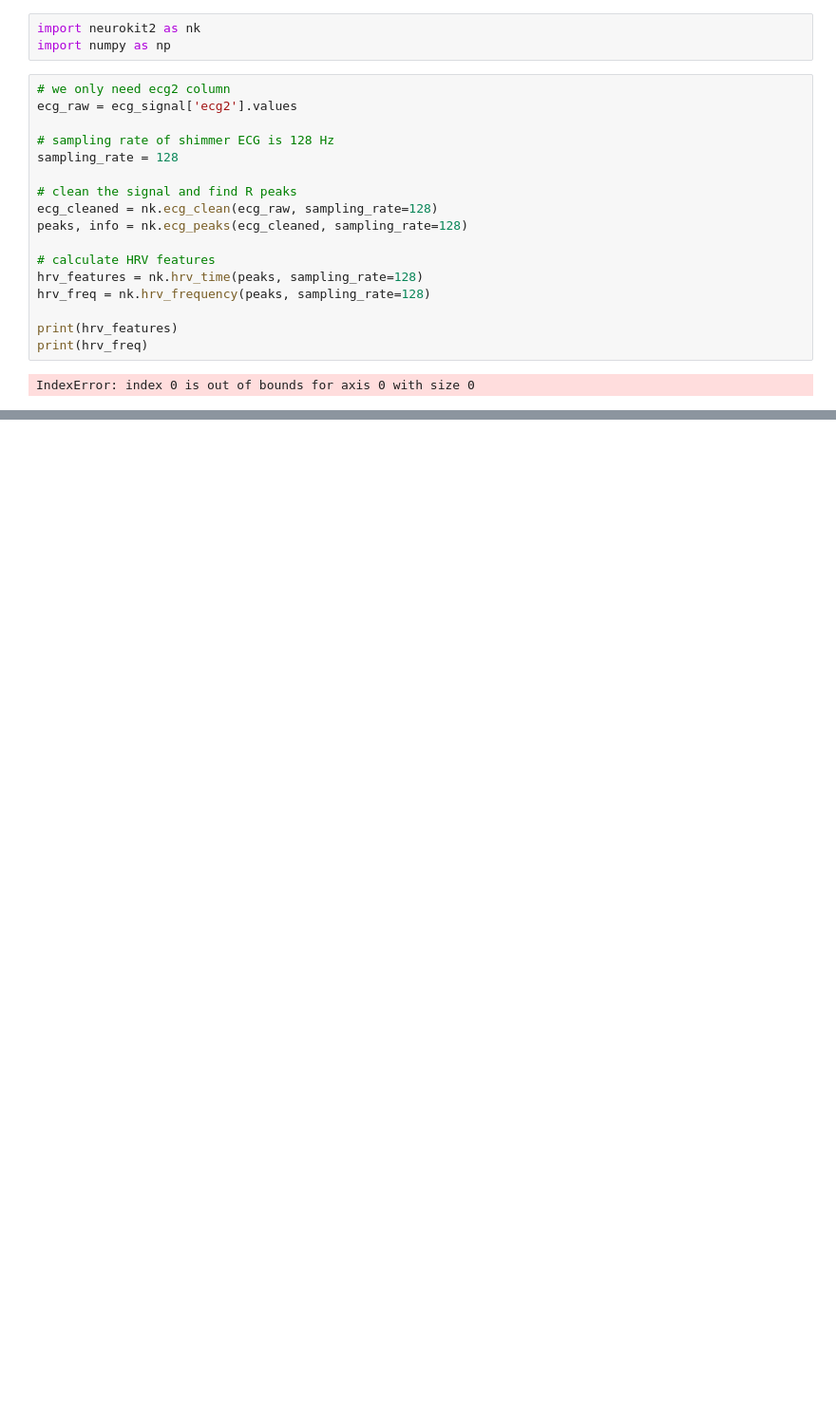
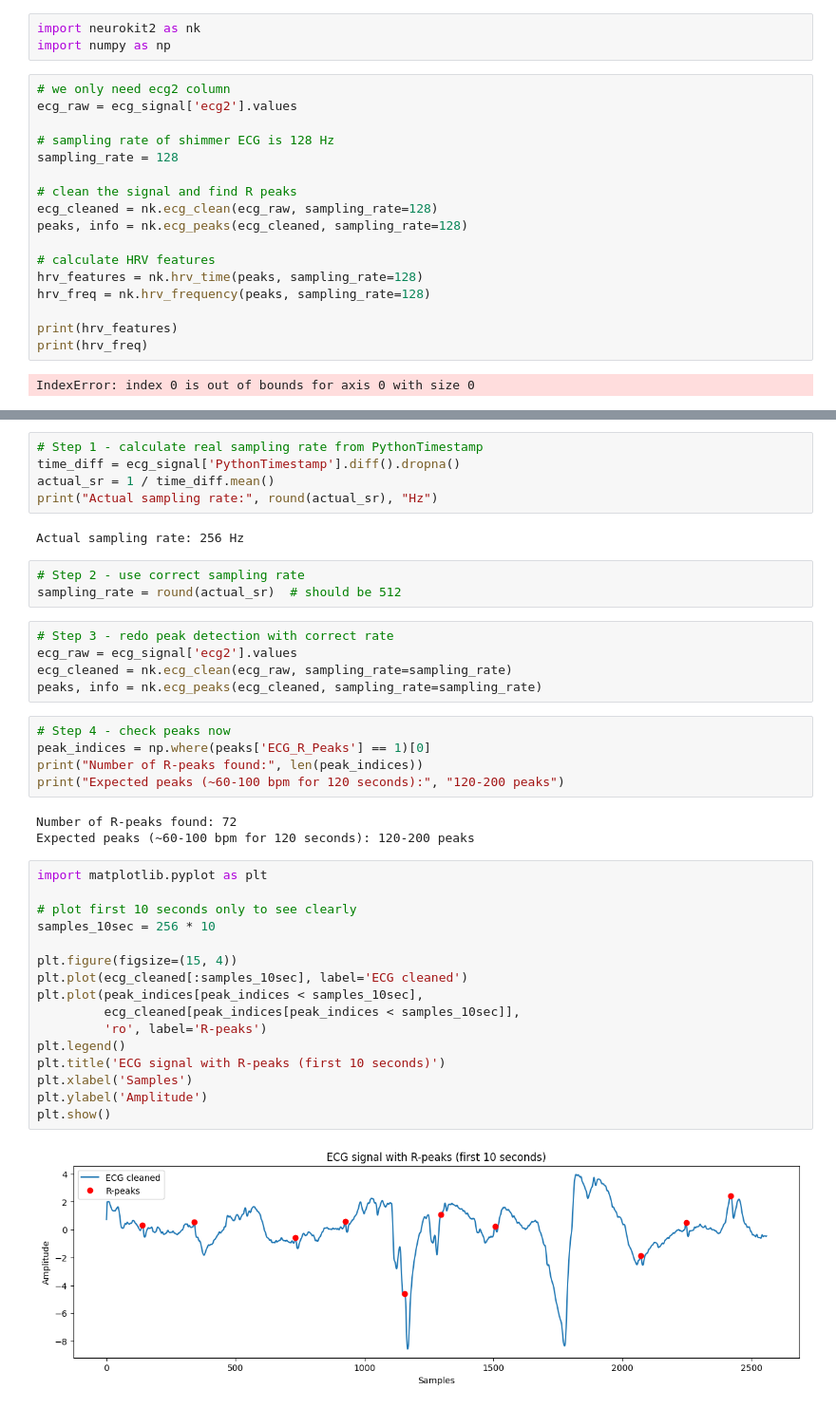
Before and after one commit to diablo010/cognitive-load-physio, a Jupyter notebook: Model1.ipynb, the cells around one changed output, grey strips where cells are left out. Shown at 95% size. Saved outputs shown, nothing was run; the diff lists cells and outputs as text; blank space fills up the shorter version.

```diff
--- a/Model1.ipynb
+++ b/Model1.ipynb
@@ -228,0 +244,41 @@ IndexError: index 0 is out of bounds for axis 0 with size 0
+# %%
+# Step 1 - calculate real sampling rate from PythonTimestamp
+time_diff = ecg_signal['PythonTimestamp'].diff().dropna()
+actual_sr = 1 / time_diff.mean()
+print("Actual sampling rate:", round(actual_sr), "Hz")
+# %% [output]
+Actual sampling rate: 256 Hz
+# %%
+# Step 2 - use correct sampling rate
+sampling_rate = round(actual_sr)  # should be 512
+# %%
+# Step 3 - redo peak detection with correct rate
+ecg_raw = ecg_signal['ecg2'].values
+ecg_cleaned = nk.ecg_clean(ecg_raw, sampling_rate=sampling_rate)
+peaks, info = nk.ecg_peaks(ecg_cleaned, sampling_rate=sampling_rate)
+# %%
+# Step 4 - check peaks now
+peak_indices = np.where(peaks['ECG_R_Peaks'] == 1)[0]
+print("Number of R-peaks found:", len(peak_indices))
+print("Expected peaks (~60-100 bpm for 120 seconds):", "120-200 peaks")
+# %% [output]
+Number of R-peaks found: 72
+Expected peaks (~60-100 bpm for 120 seconds): 120-200 peaks
+# %%
+import matplotlib.pyplot as plt
+
+# plot first 10 seconds only to see clearly
+samples_10sec = 256 * 10
+
+plt.figure(figsize=(15, 4))
+plt.plot(ecg_cleaned[:samples_10sec], label='ECG cleaned')
+plt.plot(peak_indices[peak_indices < samples_10sec],
+         ecg_cleaned[peak_indices[peak_indices < samples_10sec]],
+         'ro', label='R-peaks')
+plt.legend()
+plt.title('ECG signal with R-peaks (first 10 seconds)')
+plt.xlabel('Samples')
+plt.ylabel('Amplitude')
+plt.show()
+# %% [output]
+[figure, added]
```
Also changed, not shown: parts of 11 cells of this notebook.
